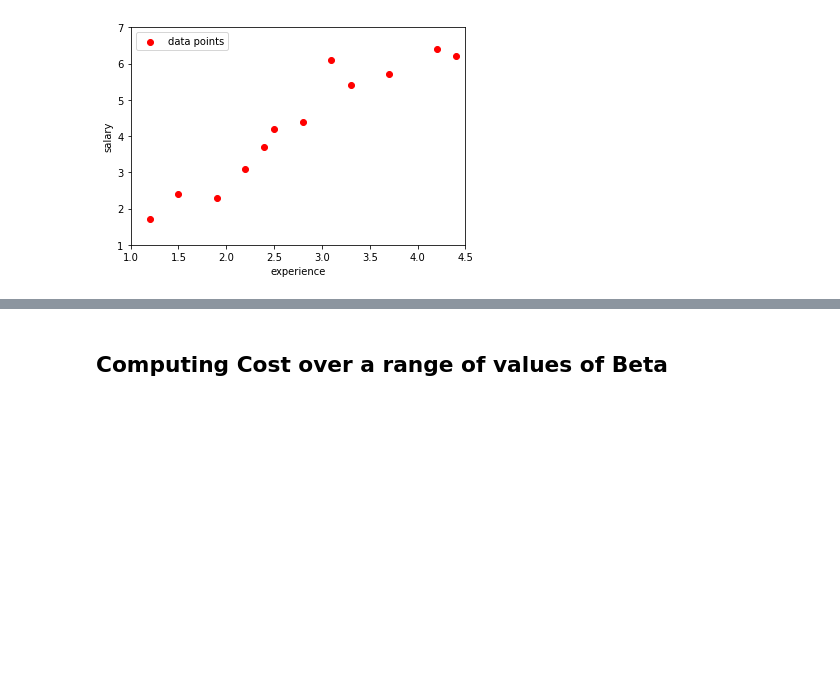
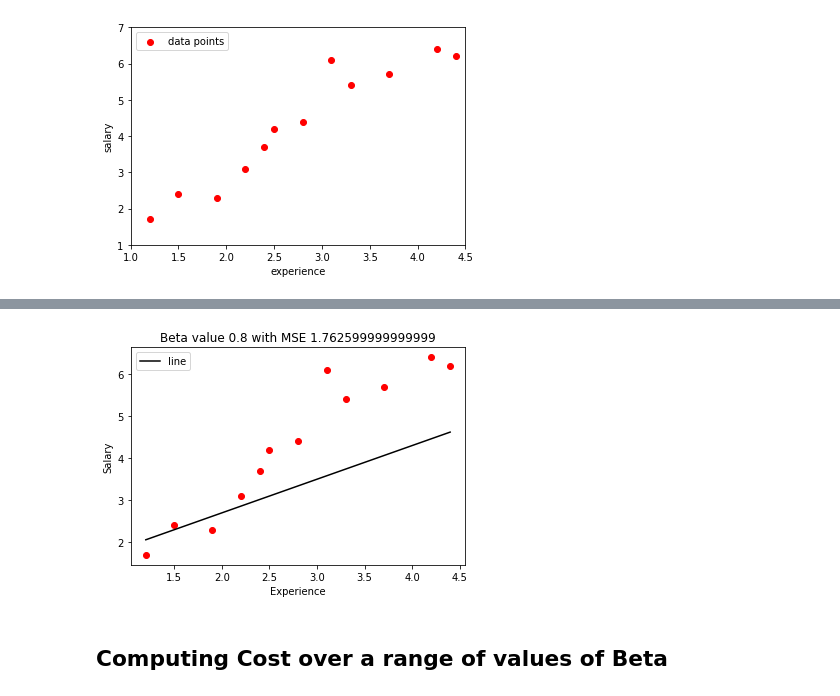
Before and after one commit to Neelam-Singhal/Linear-Models, a Jupyter notebook: LinearModel.ipynb, the cells around one changed output, grey strips where cells are left out. Drawn from its saved outputs; the diff is of its cells as text; code cells hidden in the pictures; blank space fills up the shorter version.

```diff
--- a/LinearModel.ipynb
+++ b/LinearModel.ipynb
@@ -48,3 +65,29 @@ plt.legend()
+# %%
+# making lines for different Values of Beta 0.1, 0.8, 1.5
+beta = 0.8
+# keeping intercept constant
+b = 1.1
+
+# to store predicted points
+line1 = []
+
+# generating predictions for every data point
+for i in range(len(data)):
+    line1.append(data.experience[i]*beta + b)
+
+# Plotting the line
+plt.scatter(data.experience, data.salary, color = 'red')
+plt.plot(data.experience, line1, color = 'black', label = 'line')
+#plt.xlim(1,4.5)
+#plt.ylim(1,7)
+plt.xlabel('Experience')
+plt.ylabel('Salary')
+plt.legend()
+MSE = mse(data.salary, line1)
+plt.title("Beta value "+str(beta)+" with MSE "+ str(MSE))
+MSE = mse(data.salary, line1)
+# %% [output]
+[figure, added]
 # %% [markdown]
 ## Computing Cost over a range of values of Beta
 # %%
```
Also changed, not shown: parts of 5 cells of this notebook, 1 other file.
